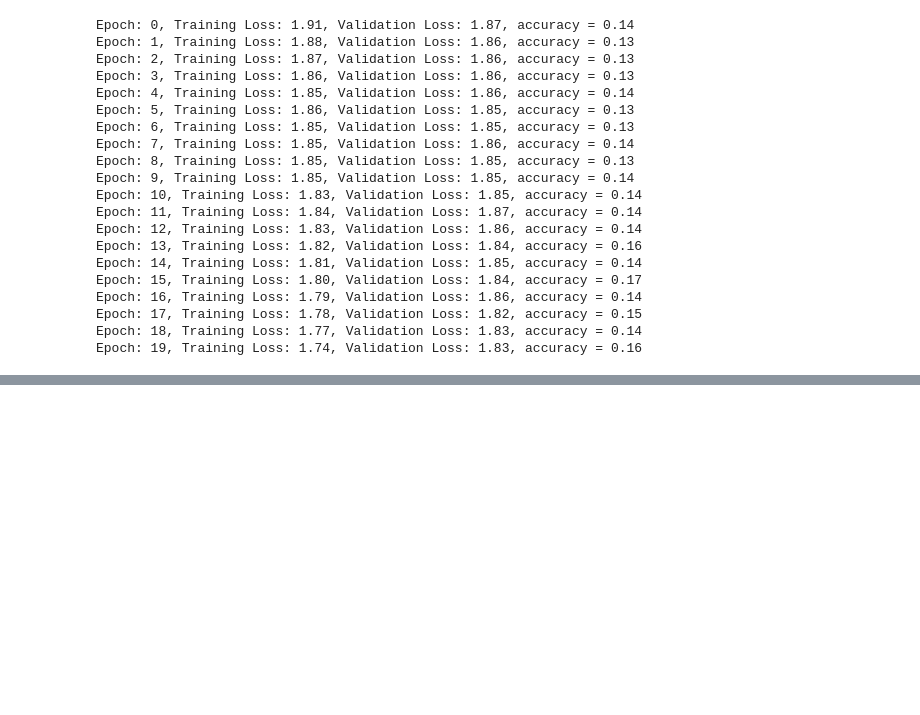
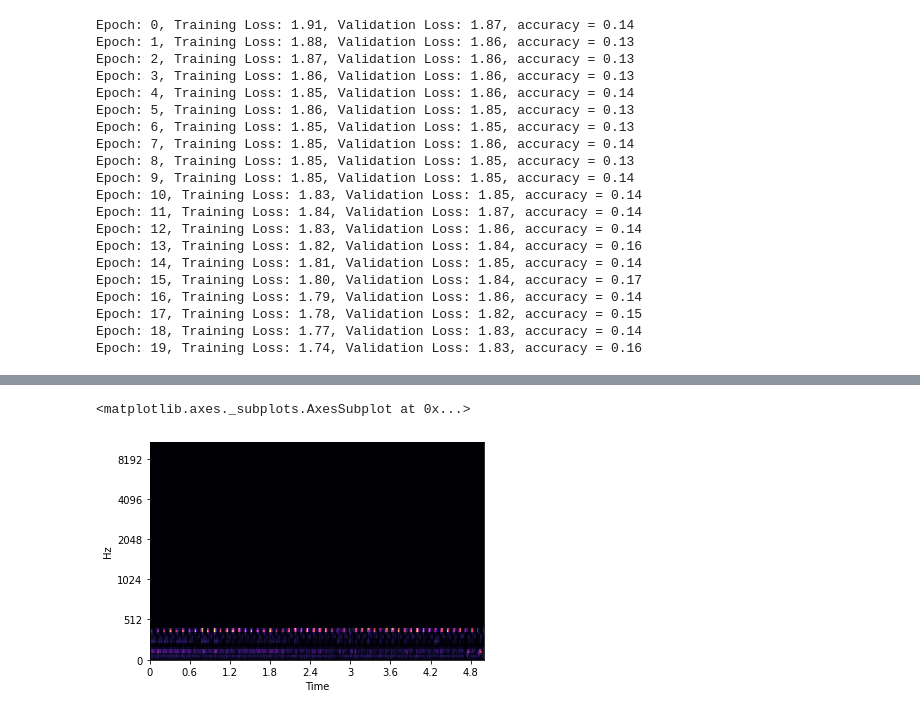
Before and after one commit to shobhitsundriyal/Revisit_ML, a Jupyter notebook: Sound_classification.ipynb, the cells around one changed output, grey strips where cells are left out. Drawn from its saved outputs; the diff is of its cells as text; code cells hidden in the pictures; blank space fills up the shorter version.

```diff
--- a/Sound_classification.ipynb
+++ b/Sound_classification.ipynb
@@ -334,0 +348,10 @@ Epoch: 19, Training Loss: 1.74, Validation Loss: 1.83, accuracy = 0.16
+# %%
+import librosa
+import librosa.display
+sample_data, sr = librosa.load("ESC-50/audio/2-106015-A-44.wav", sr=None)
+spectrogram = librosa.feature.melspectrogram(sample_data, sr=sr)
+
+librosa.display.specshow(spectrogram, sr=sr, x_axis='time', y_axis='mel')
+# %% [output]
+<matplotlib.axes._subplots.AxesSubplot at 0x...>
+[figure, added]
```
Also changed, not shown: parts of 5 cells of this notebook.
